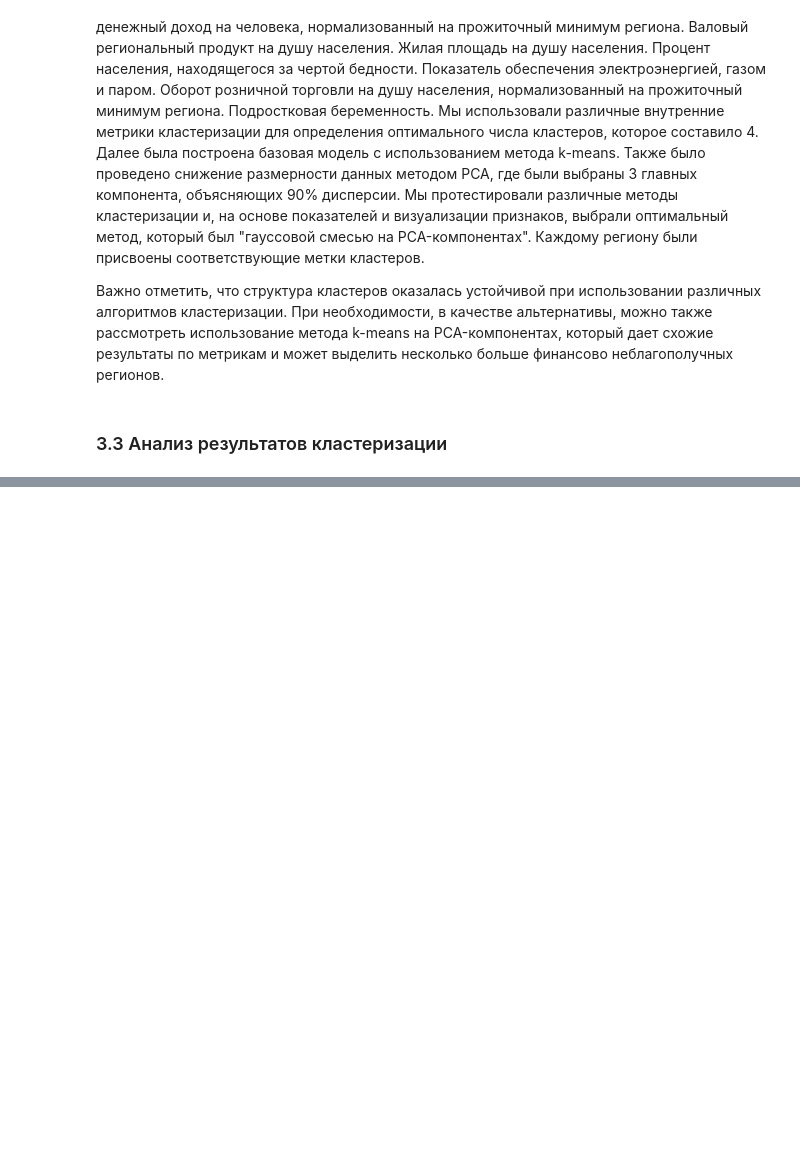
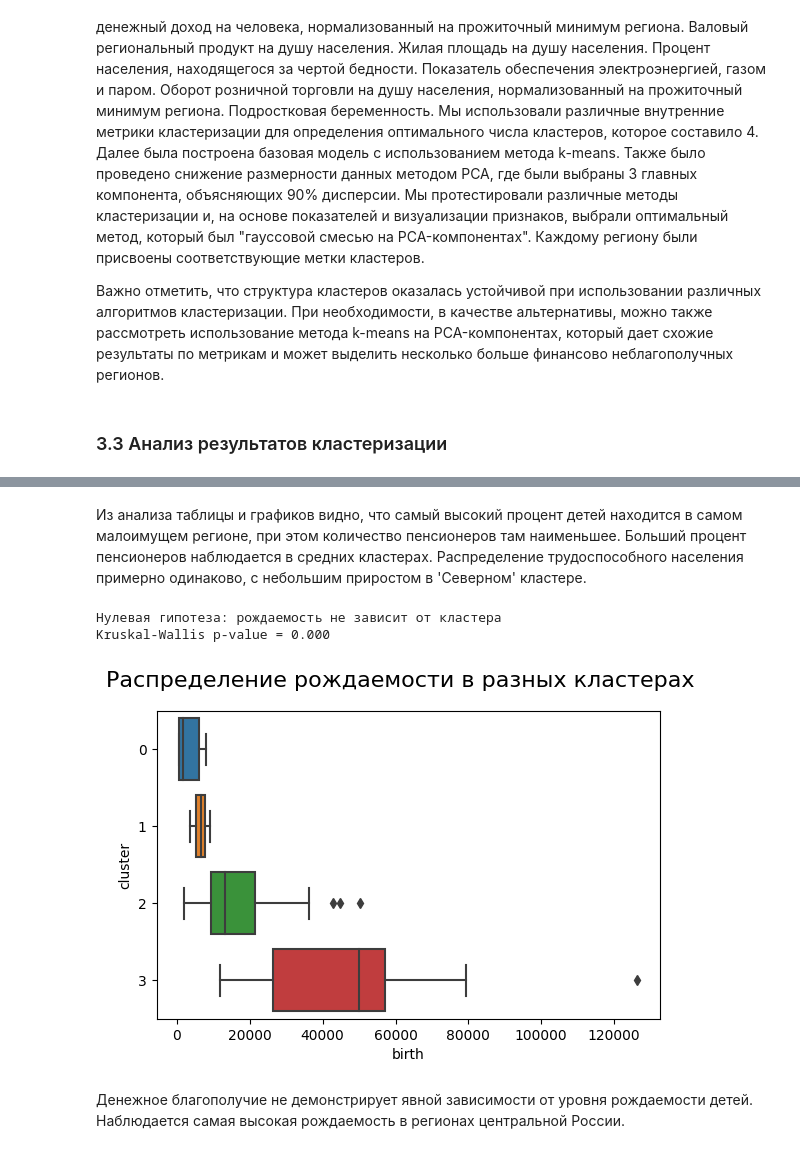
Before and after one commit to banzarkhan/ngo-clasterization, a Jupyter notebook: ngo-clasterization.ipynb, the cells around one changed output, grey strips where cells are left out. Cells and saved outputs as stored; diff of their text form; code cells hidden in the pictures; blank space fills up the shorter version.

```diff
--- a/ngo-clasterization.ipynb
+++ b/ngo-clasterization.ipynb
@@ -2139,0 +2348,15 @@ result
+# %% [markdown]
+Из анализа таблицы и графиков видно, что самый высокий процент детей находится в самом малоимущем регионе, при этом количество пенсионеров там наименьшее. Больший процент пенсионеров наблюдается в средних кластерах. Распределение трудоспособного населения примерно одинаково, с небольшим приростом в 'Северном' кластере.
+# %%
+fig = plt.figure(figsize=(6.5, 4))
+sns.boxplot(data=df, x='birth', y='cluster', orient='h')
+fig.suptitle('Распределение рождаемости в разных кластерах',fontsize=16);
+
+print('Нулевая гипотеза: рождаемость не зависит от кластера')
+print(f"Kruskal-Wallis p-value = {kruskal_pvalue(df, 'birth'):.3f}")
+# %% [output]
+Нулевая гипотеза: рождаемость не зависит от кластера
+Kruskal-Wallis p-value = 0.000
+[figure, added]
+# %% [markdown]
+Денежное благополучие не демонстрирует явной зависимости от уровня рождаемости детей. Наблюдается самая высокая рождаемость в регионах центральной России.
```
Also changed, not shown: parts of 45 cells of this notebook.
